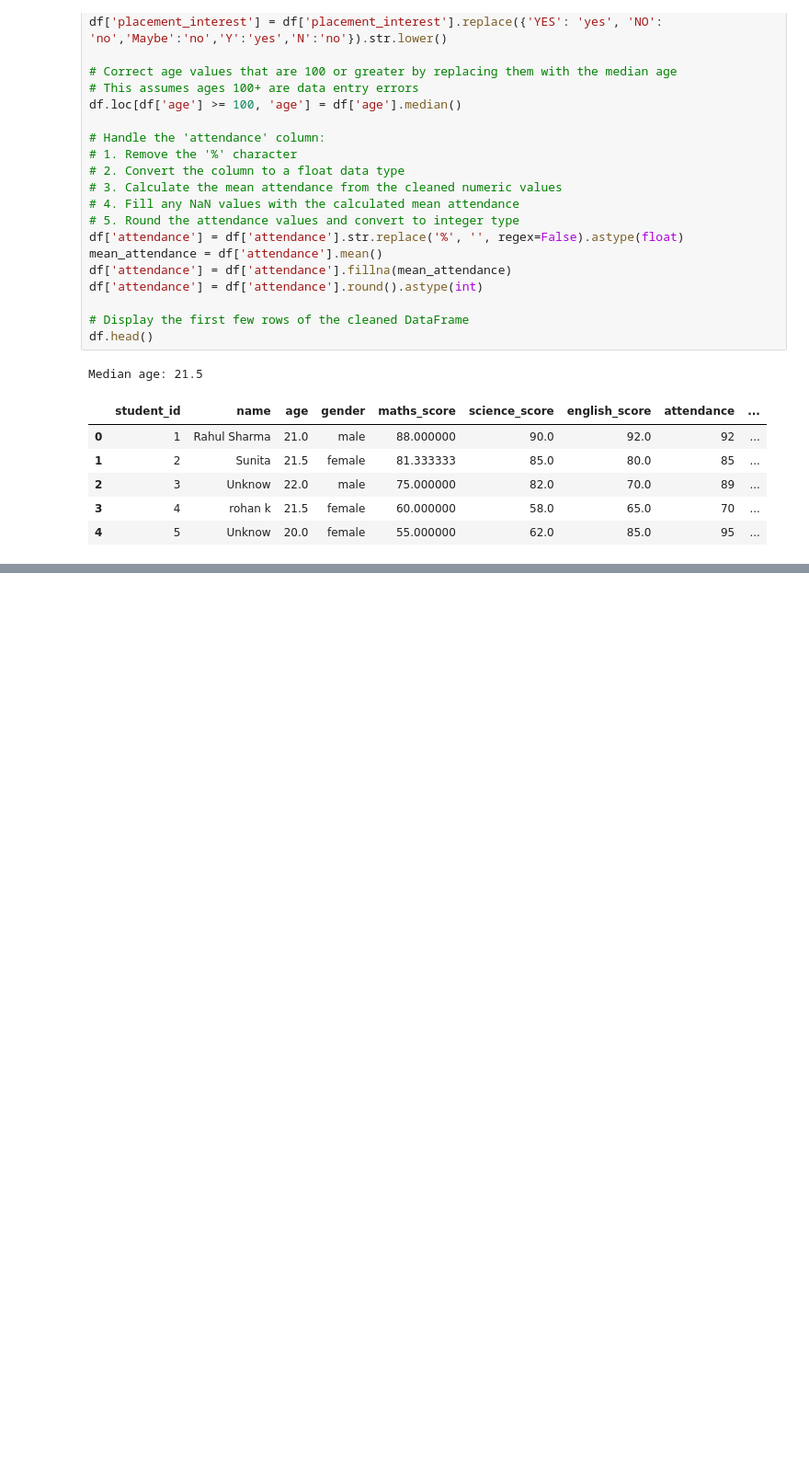
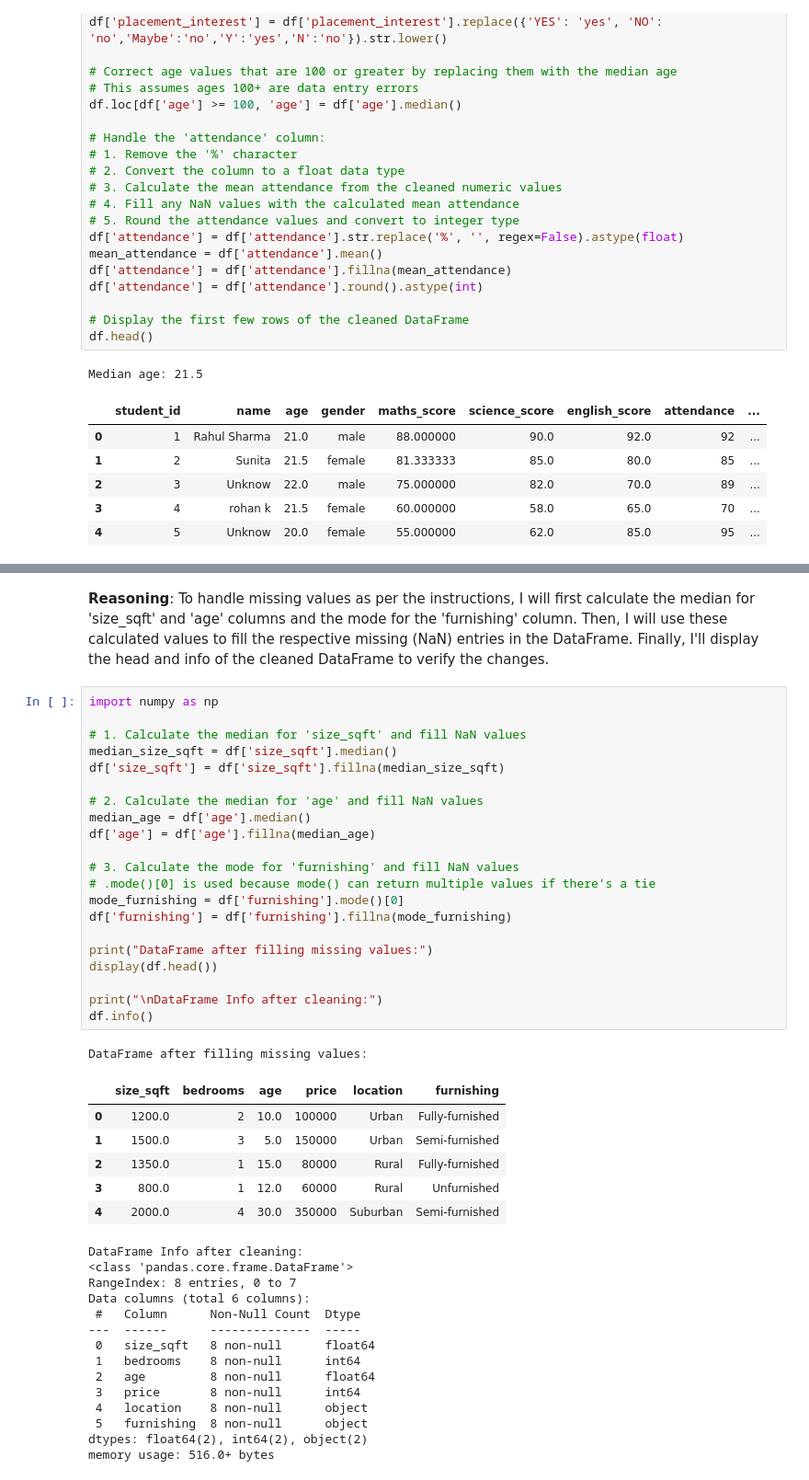
Before and after one commit to thakurakanksha288/AI-ASSIGNMENT-PYTHON-, a Jupyter notebook: Data_cleaning.ipynb, the cells around one changed output, grey strips where cells are left out. Shown: that part at 92% size. Saved outputs shown, nothing was run; the diff lists cells and outputs as text; blank space fills up the shorter version.

```diff
--- a/Data_cleaning.ipynb
+++ b/Data_cleaning.ipynb
@@ -88,0 +152,46 @@ Median age: 21.5
+# %% [markdown]
+**Reasoning**:
+To handle missing values as per the instructions, I will first calculate the median for 'size_sqft' and 'age' columns and the mode for the 'furnishing' column. Then, I will use these calculated values to fill the respective missing (NaN) entries in the DataFrame. Finally, I'll display the head and info of the cleaned DataFrame to verify the changes.
+# %%
+import numpy as np
+
+# 1. Calculate the median for 'size_sqft' and fill NaN values
+median_size_sqft = df['size_sqft'].median()
+df['size_sqft'] = df['size_sqft'].fillna(median_size_sqft)
+
+# 2. Calculate the median for 'age' and fill NaN values
+median_age = df['age'].median()
+df['age'] = df['age'].fillna(median_age)
+
+# 3. Calculate the mode for 'furnishing' and fill NaN values
+# .mode()[0] is used because mode() can return multiple values if there's a tie
+mode_furnishing = df['furnishing'].mode()[0]
+df['furnishing'] = df['furnishing'].fillna(mode_furnishing)
+
+print("DataFrame after filling missing values:")
+display(df.head())
+
+print("\nDataFrame Info after cleaning:")
+df.info()
+# %% [output]
+DataFrame after filling missing values:
+|  | size_sqft | bedrooms | age | price | location | furnishing |
+| 0 | 1200.0 | 2 | 10.0 | 100000 | Urban | Fully-furnished |
+| 1 | 1500.0 | 3 | 5.0 | 150000 | Urban | Semi-furnished |
+| 2 | 1350.0 | 1 | 15.0 | 80000 | Rural | Fully-furnished |
+| 3 | 800.0 | 1 | 12.0 | 60000 | Rural | Unfurnished |
+| 4 | 2000.0 | 4 | 30.0 | 350000 | Suburban | Semi-furnished |
+DataFrame Info after cleaning:
+<class 'pandas.core.frame.DataFrame'>
+RangeIndex: 8 entries, 0 to 7
+Data columns (total 6 columns):
+ #   Column      Non-Null Count  Dtype
+---  ------      --------------  -----
+ 0   size_sqft   8 non-null      float64
+ 1   bedrooms    8 non-null      int64
+ 2   age         8 non-null      float64
+ 3   price       8 non-null      int64
+ 4   location    8 non-null      object
+ 5   furnishing  8 non-null      object
+dtypes: float64(2), int64(2), object(2)
+memory usage: 516.0+ bytes
```
Also changed, not shown: parts of 8 cells of this notebook.
